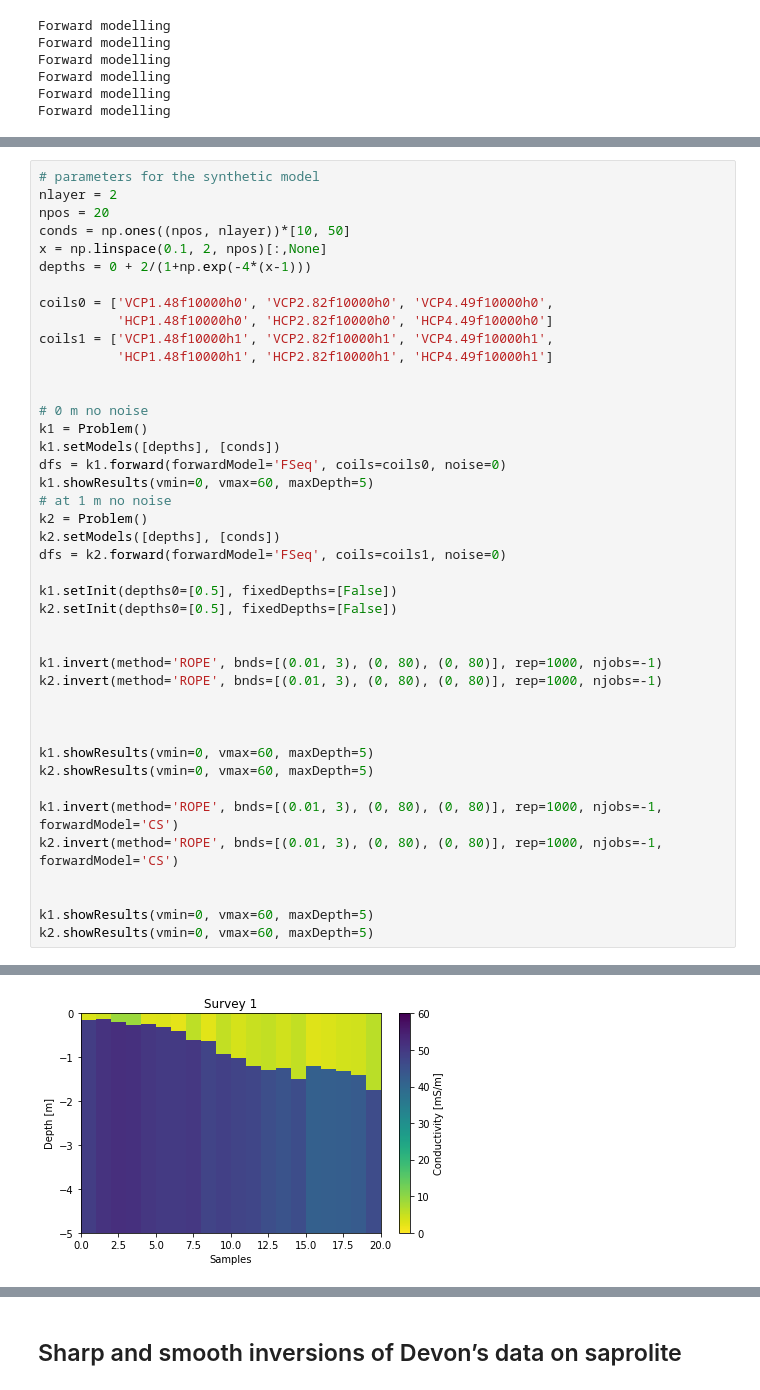
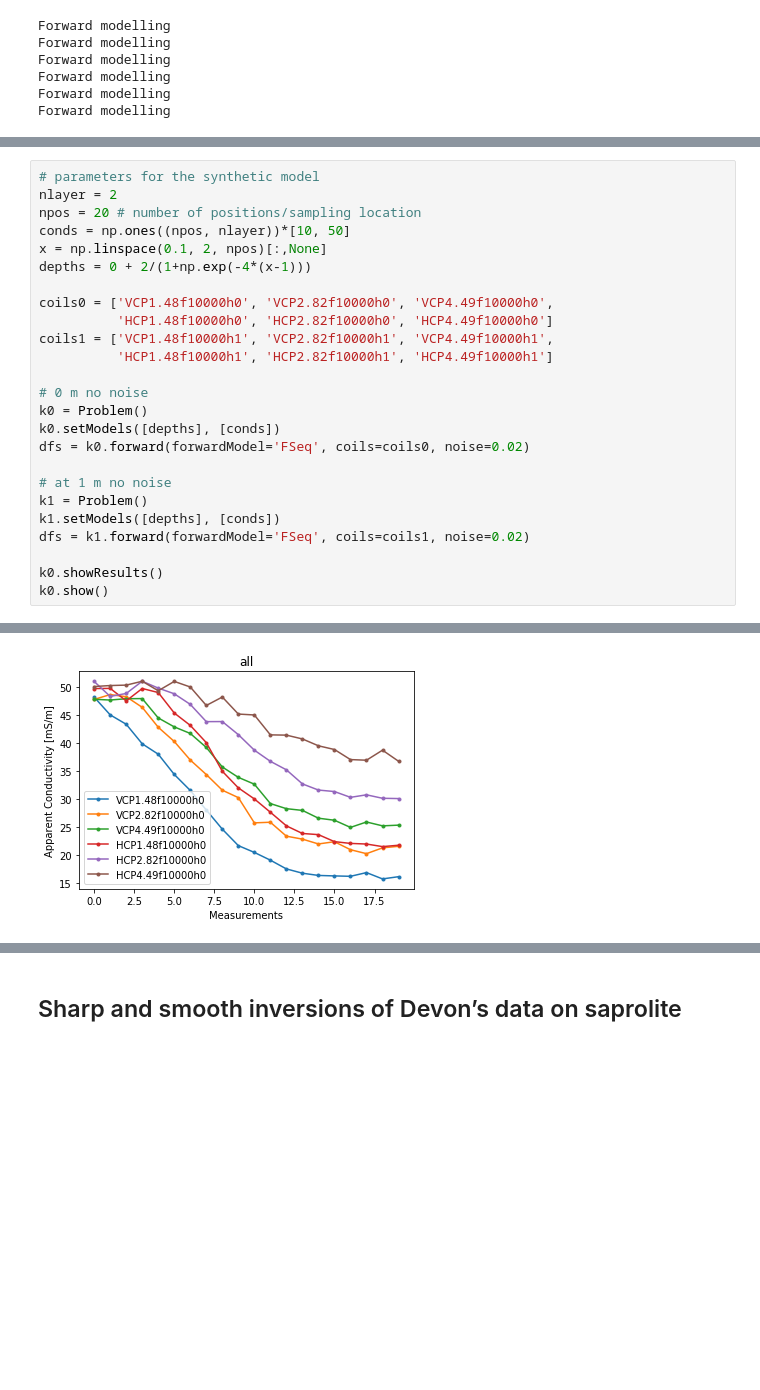
Before and after one commit to hkexgroup/emagpy, a Jupyter notebook: src/em-paper.ipynb, the cells around one changed output, grey strips where cells are left out. Cells and saved outputs as stored; diff of their text form; blank space fills up the shorter version.

```diff
--- a/src/em-paper.ipynb
+++ b/src/em-paper.ipynb
@@ -99,7 +99,7 @@ fig.savefig(outputdir + 'cs-maxwell.jpg', dpi=500)
 # %%
 # parameters for the synthetic model
 nlayer = 2
-npos = 20
+npos = 20 # number of positions/sampling location
 conds = np.ones((npos, nlayer))*[10, 50]
 x = np.linspace(0.1, 2, npos)[:,None]
 depths = 0 + 2/(1+np.exp(-4*(x-1)))
@@ -109,35 +109,18 @@ coils0 = ['VCP1.48f10000h0', 'VCP2.82f10000h0', 'VCP4.49f10000h0',
 coils1 = ['VCP1.48f10000h1', 'VCP2.82f10000h1', 'VCP4.49f10000h1',
           'HCP1.48f10000h1', 'HCP2.82f10000h1', 'HCP4.49f10000h1']
 
+# 0 m no noise
+k0 = Problem()
+k0.setModels([depths], [conds])
+dfs = k0.forward(forwardModel='FSeq', coils=coils0, noise=0.02)
 
-# 0 m no noise
+# at 1 m no noise
 k1 = Problem()
 k1.setModels([depths], [conds])
-dfs = k1.forward(forwardModel='FSeq', coils=coils0, noise=0)
-k1.showResults(vmin=0, vmax=60, maxDepth=5)
-# at 1 m no noise
-k2 = Problem()
-k2.setModels([depths], [conds])
-dfs = k2.forward(forwardModel='FSeq', coils=coils1, noise=0)
+dfs = k1.forward(forwardModel='FSeq', coils=coils1, noise=0.02)
 
-k1.setInit(depths0=[0.5], fixedDepths=[False])
-k2.setInit(depths0=[0.5], fixedDepths=[False])
-
-
-k1.invert(method='ROPE', bnds=[(0.01, 3), (0, 80), (0, 80)], rep=1000, njobs=-1)
-k2.invert(method='ROPE', bnds=[(0.01, 3), (0, 80), (0, 80)], rep=1000, njobs=-1)
-
-
-
-k1.showResults(vmin=0, vmax=60, maxDepth=5)
-k2.showResults(vmin=0, vmax=60, maxDepth=5)
-
-k1.invert(method='ROPE', bnds=[(0.01, 3), (0, 80), (0, 80)], rep=1000, njobs=-1, forwardModel='CS')
-k2.invert(method='ROPE', bnds=[(0.01, 3), (0, 80), (0, 80)], rep=1000, njobs=-1, forwardModel='CS')
-
-
-k1.showResults(vmin=0, vmax=60, maxDepth=5)
-k2.showResults(vmin=0, vmax=60, maxDepth=5)
+k0.showResults()
+k0.show()
 # %% [output]
 Forward modelling
 Forward modelling
@@ -160 +128 @@ Survey 1/1
-[figure, old version]
+[figure, new version]
```
Also changed, not shown: parts of 11 cells of this notebook.
